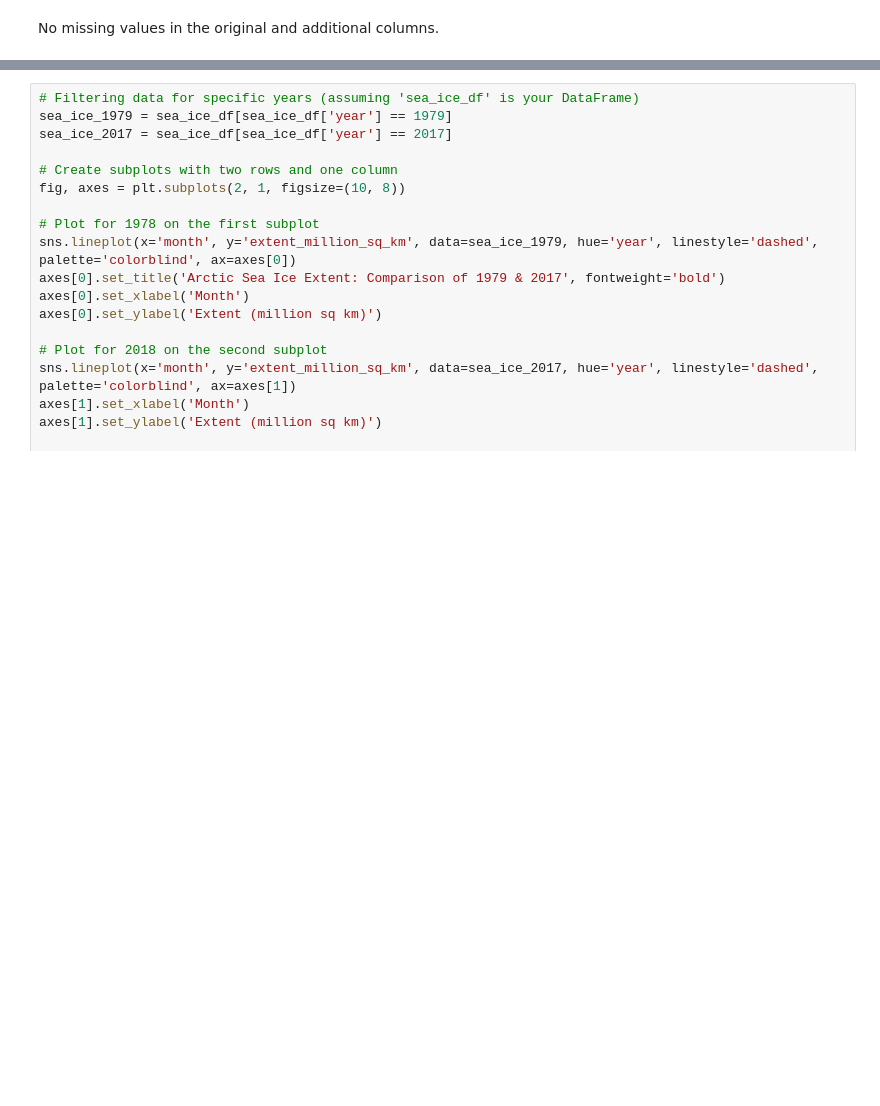
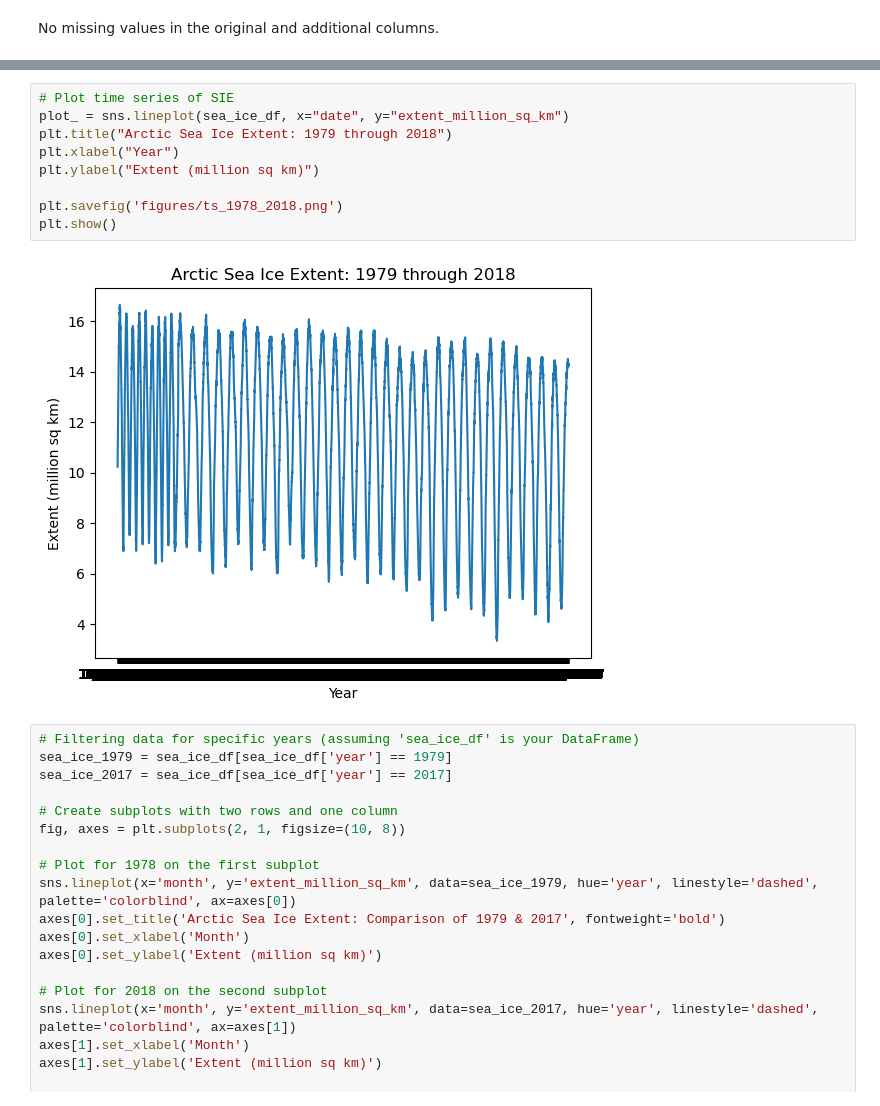
Before and after one commit to giantmagellan/SeaIceForecast, a Jupyter notebook: seaice_eda.ipynb, the cells around one changed output, grey strips where cells are left out. Saved outputs shown, nothing was run; the diff lists cells and outputs as text; blank space fills up the shorter version.

```diff
--- a/seaice_eda.ipynb
+++ b/seaice_eda.ipynb
@@ -95,3 +99,14 @@ From first glance, measurements were taken approximately every 2 days from 1978
+# %%
+# Plot time series of SIE
+plot_ = sns.lineplot(sea_ice_df, x="date", y="extent_million_sq_km")
+plt.title("Arctic Sea Ice Extent: 1979 through 2018")
+plt.xlabel("Year")
+plt.ylabel("Extent (million sq km)")
+
+plt.savefig('figures/ts_1978_2018.png')
+plt.show()
+# %% [output]
+[figure, added]
 # %%
 # Filtering data for specific years (assuming 'sea_ice_df' is your DataFrame)
 sea_ice_1979 = sea_ice_df[sea_ice_df['year'] == 1979]
```
Also changed, not shown: parts of 6 cells of this notebook, 2 other files.
